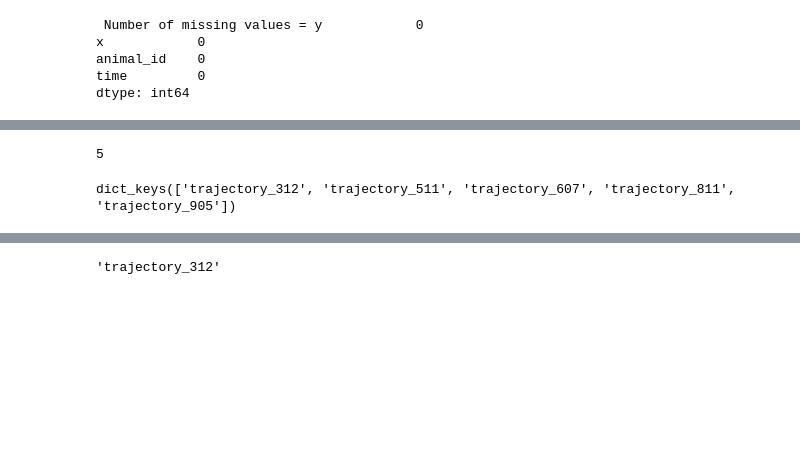
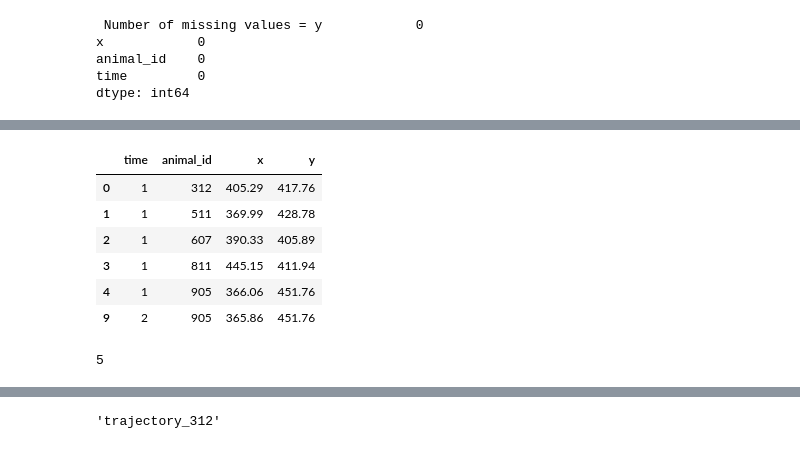
Before and after one commit to dbvis-ukon/movekit, a Jupyter notebook: examples/demo.ipynb, the cells around one changed output, grey strips where cells are left out. Saved outputs shown, nothing was run; the diff lists cells and outputs as text; code cells hidden in the pictures; blank space fills up the shorter version.

```diff
--- a/examples/demo.ipynb
+++ b/examples/demo.ipynb
@@ -33,3 +51,5 @@ x            0
 animal_id    0
 time         0
 dtype: int64
+# %%
+preprocessed_data = preprocessed_data.loc[0:9,:]
@@ -36,3 +77,13 @@ dtype: int64
+# %%
+preprocessed_data
+# %% [output]
+|  | time | animal_id | x | y |
+| 0 | 1 | 312 | 405.29 | 417.76 |
+| 1 | 1 | 511 | 369.99 | 428.78 |
+| 2 | 1 | 607 | 390.33 | 405.89 |
+| 3 | 1 | 811 | 445.15 | 411.94 |
+| 4 | 1 | 905 | 366.06 | 451.76 |
+| 9 | 2 | 905 | 365.86 | 451.76 |
 # %%
 data_groups = mkit.feature_extraction.grouping_data(preprocessed_data)
 # %%
@@ -45,7 +96,3 @@ len(trajectories)
 5
 # %%
 ts312 = list(zip(groups[312]["x"], groups[312]["y"]))
-# %%
-trajectories.keys()
-# %% [output]
-dict_keys(['trajectory_312', 'trajectory_511', 'trajectory_607', 'trajectory_811', 'trajectory_905'])
```
Also changed, not shown: parts of 18 cells of this notebook, 2 other files.
